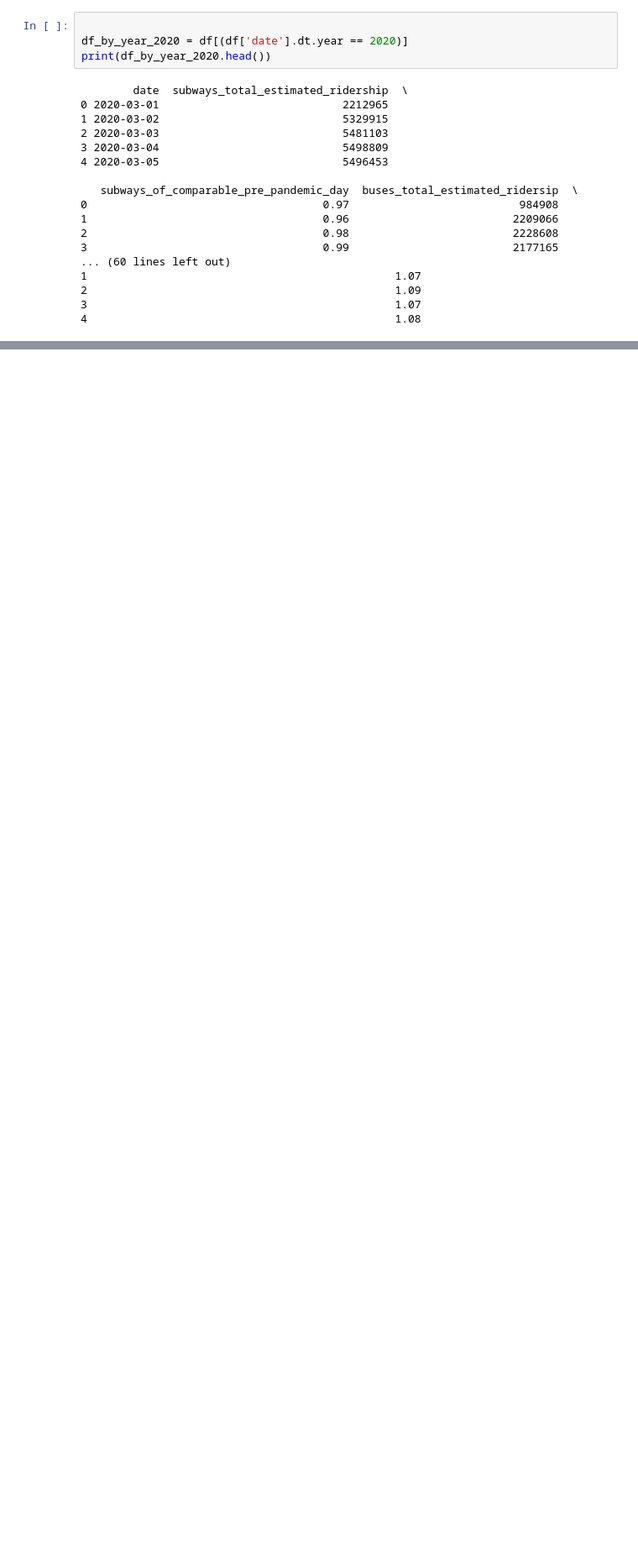
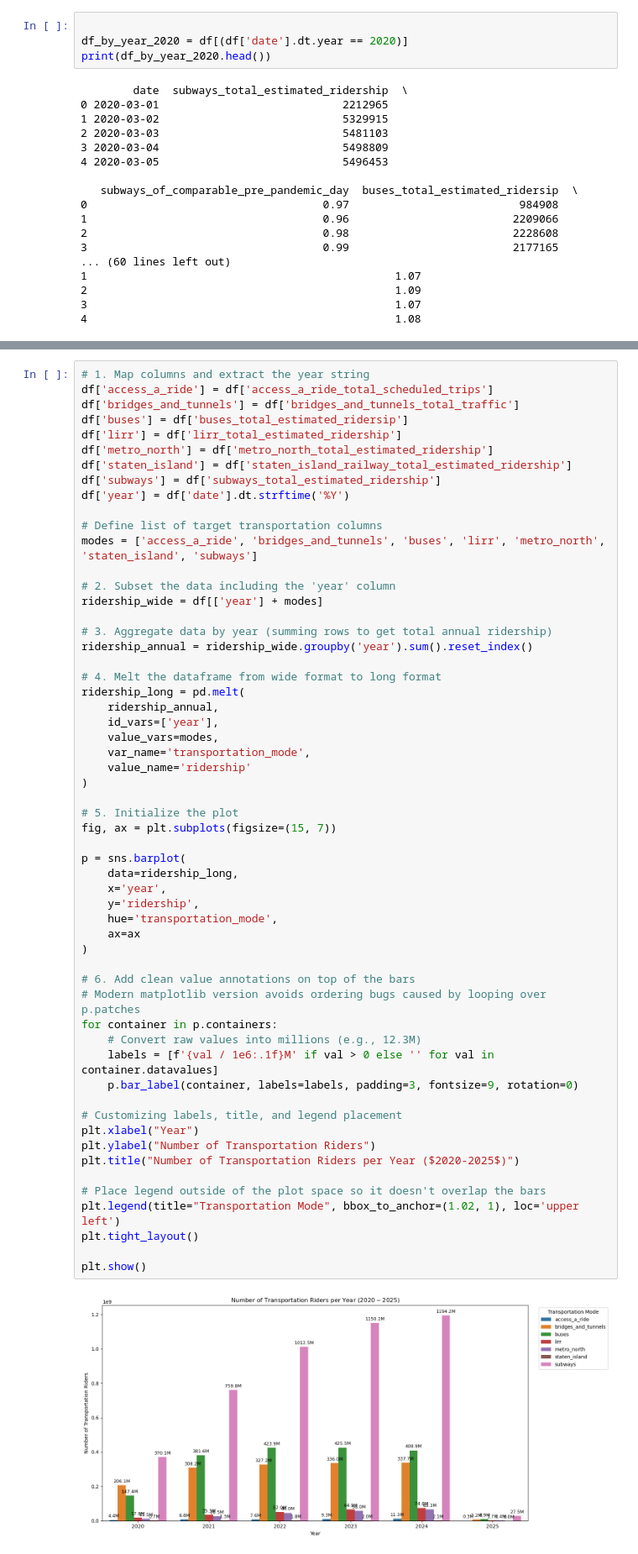
Before and after one commit to Reggie-Amedee-Tech/phase_1_project, a Jupyter notebook: notebooks/Lavenda_eda.ipynb, the cells around one changed output, grey strips where cells are left out. Shown at 84% size. Cells and saved outputs as stored; diff of their text form; blank space fills up the shorter version.

```diff
--- a/notebooks/Lavenda_eda.ipynb
+++ b/notebooks/Lavenda_eda.ipynb
@@ -69,0 +92,59 @@ plt.show()
+# %%
+# 1. Map columns and extract the year string
+df['access_a_ride'] = df['access_a_ride_total_scheduled_trips']
+df['bridges_and_tunnels'] = df['bridges_and_tunnels_total_traffic']
+df['buses'] = df['buses_total_estimated_ridersip']
+df['lirr'] = df['lirr_total_estimated_ridership']
+df['metro_north'] = df['metro_north_total_estimated_ridership']
+df['staten_island'] = df['staten_island_railway_total_estimated_ridership']
+df['subways'] = df['subways_total_estimated_ridership']
+df['year'] = df['date'].dt.strftime('%Y')
+
+# Define list of target transportation columns
+modes = ['access_a_ride', 'bridges_and_tunnels', 'buses', 'lirr', 'metro_north', 'staten_island', 'subways']
+
+# 2. Subset the data including the 'year' column
+ridership_wide = df[['year'] + modes]
+
+# 3. Aggregate data by year (summing rows to get total annual ridership)
+ridership_annual = ridership_wide.groupby('year').sum().reset_index()
+
+# 4. Melt the dataframe from wide format to long format
+ridership_long = pd.melt(
+    ridership_annual,
+    id_vars=['year'],
+    value_vars=modes,
+    var_name='transportation_mode',
+    value_name='ridership'
+)
+
+# 5. Initialize the plot
+fig, ax = plt.subplots(figsize=(15, 7))
+
+p = sns.barplot(
+    data=ridership_long,
+    x='year',
+    y='ridership',
+    hue='transportation_mode',
+    ax=ax
+)
+
+# 6. Add clean value annotations on top of the bars
+# Modern matplotlib version avoids ordering bugs caused by looping over p.patches
+for container in p.containers:
+    # Convert raw values into millions (e.g., 12.3M)
+    labels = [f'{val / 1e6:.1f}M' if val > 0 else '' for val in container.datavalues]
+    p.bar_label(container, labels=labels, padding=3, fontsize=9, rotation=0)
+
+# Customizing labels, title, and legend placement
+plt.xlabel("Year")
+plt.ylabel("Number of Transportation Riders")
+plt.title("Number of Transportation Riders per Year ($2020-2025$)")
+
+# Place legend outside of the plot space so it doesn't overlap the bars
+plt.legend(title="Transportation Mode", bbox_to_anchor=(1.02, 1), loc='upper left')
+plt.tight_layout()
+
+plt.show()
+# %% [output]
+[figure, added]
```
Also changed, not shown: parts of 4 cells of this notebook.
